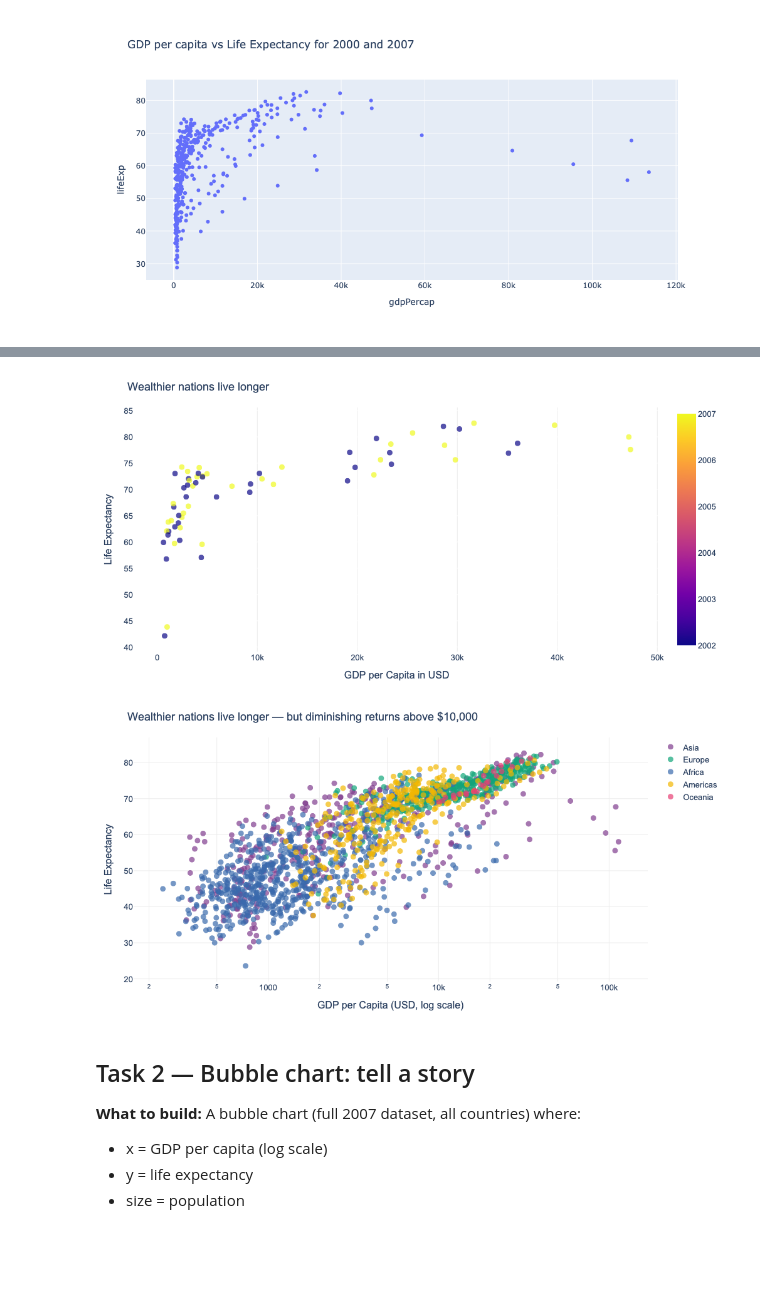
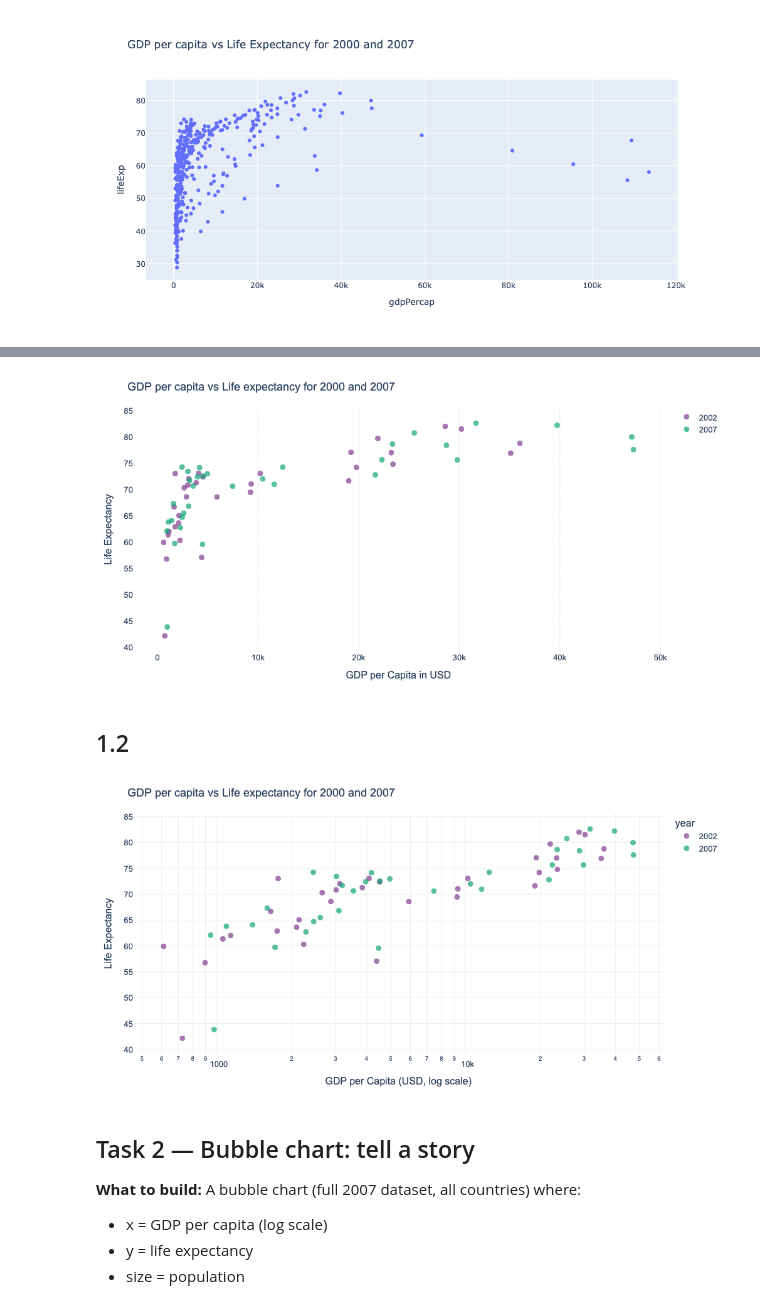
Before and after one commit to Inesmo-Minyard/dataviz-exercises-SemionPetrov, a Jupyter notebook: week04/lecture04_exercise.ipynb, the cells around one changed output, grey strips where cells are left out. Drawn from its saved outputs; the diff is of its cells as text; code cells hidden in the pictures; blank space fills up the shorter version.

```diff
--- a/week04/lecture04_exercise.ipynb
+++ b/week04/lecture04_exercise.ipynb
@@ -83,6 +94,10 @@ fig.show()
+# %%
+df_new = df.loc[(df['continent'] == 'Asia') & (df['year'].isin([2002, 2007]))]
+df_new.year = df_new.year.astype('str')
 # %%
 fig = px.scatter(
-    data_frame=df.loc[(df['continent'] == 'Asia') & (df['year'].isin([2002, 2007]))], x='gdpPercap', y='lifeExp',
+    data_frame=df_new, x='gdpPercap', y='lifeExp',
+    #data_frame=df.loc[(df['continent'] == 'Asia') & (df['year'].isin([2002, 2007]))], x='gdpPercap', y='lifeExp',
     color='year',                    # colour encodes category (continent)
     hover_name='country',                   # hover shows country name
     labels={'gdpPercap': 'GDP per Capita in USD',
@@ -91,7 +106,7 @@ fig = px.scatter(
     color_discrete_sequence=px.colors.qualitative.Bold  # plotly express
 )
 fig.update_layout(
-    title='Wealthier nations live longer',
+    title='GDP per capita vs Life expectancy for 2000 and 2007',
     plot_bgcolor='white', paper_bgcolor='white',
     font=dict(family='Arial', size=13),
     xaxis=dict(showgrid=True, gridcolor='#EEEEEE'),
@@ -101,30 +116,32 @@ fig.update_layout(
 fig.update_traces(marker=dict(size=9, opacity=0.7))
 fig.show()
 # %% [output]
-[figure, old version]
+[figure, new version]
+# %% [markdown]
+## 1.2
 # %%
 fig = px.scatter(
-    data_frame=df, x='gdpPercap', y='lifeExp',
-    color='continent',
+    data_frame=df_new, x='gdpPercap', y='lifeExp',
+    color='year',
     hover_name='country',
     log_x=True,                             # log scale: wealth is non-linear
     labels={'gdpPercap': 'GDP per Capita (USD, log scale)',
             'lifeExp': 'Life Expectancy',
             'continent': ''},
     color_discrete_sequence=px.colors.qualitative.Bold
 )
 fig.update_layout(
-    title='Wealthier nations live longer — but diminishing returns above $10,000',
+    title='GDP per capita vs Life expectancy for 2000 and 2007',
     plot_bgcolor='white', paper_bgcolor='white',
     font=dict(family='Arial', size=13),
     yaxis=dict(gridcolor='#EEEEEE'),
     xaxis=dict(showgrid=True, gridcolor='#EEEEEE'),
     margin=dict(l=60, r=40, t=55, b=40), height=500
 )
 fig.update_traces(marker=dict(size=9, opacity=0.7))
 fig.show()
 # %% [output]
-[figure, old version]
+[figure, new version]
 # %% [markdown]
 ## Task 2 — Bubble chart: tell a story
 
```
Also changed, not shown: parts of 2 cells of this notebook.
